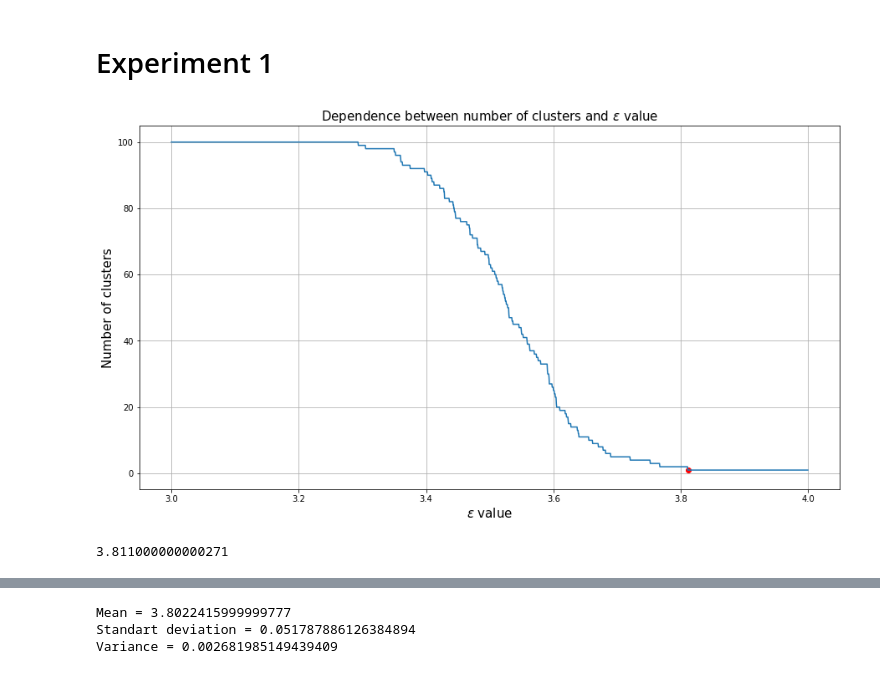
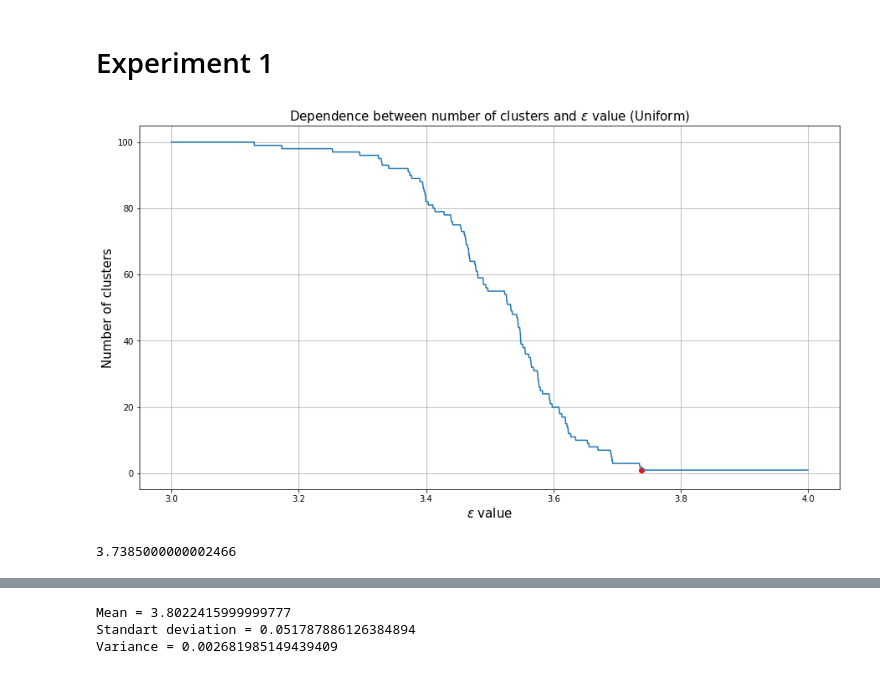
Before and after one commit to apugachev/Coursework-2018, a Jupyter notebook: coursework.ipynb, the cells around one changed output, grey strips where cells are left out. Cells and saved outputs as stored; diff of their text form; code cells hidden in the pictures.

```diff
--- a/coursework.ipynb
+++ b/coursework.ipynb
@@ -20,7 +19,7 @@ np.random.seed(101)
 # Experiment 1
 # %%
 reload(cw)
-cw.Exp1(100, 100, 1, 3, 4, 2000, True, True)
+cw.Exp1(100, 100, 1, 3, 4, 2000, 'Uniform', True, True)
 # %% [output]
-[figure, old version]
+[figure, new version]
-3.811000000000271
+3.7385000000002466
```
Also changed, not shown: parts of 18 cells of this notebook, 1 other file.
